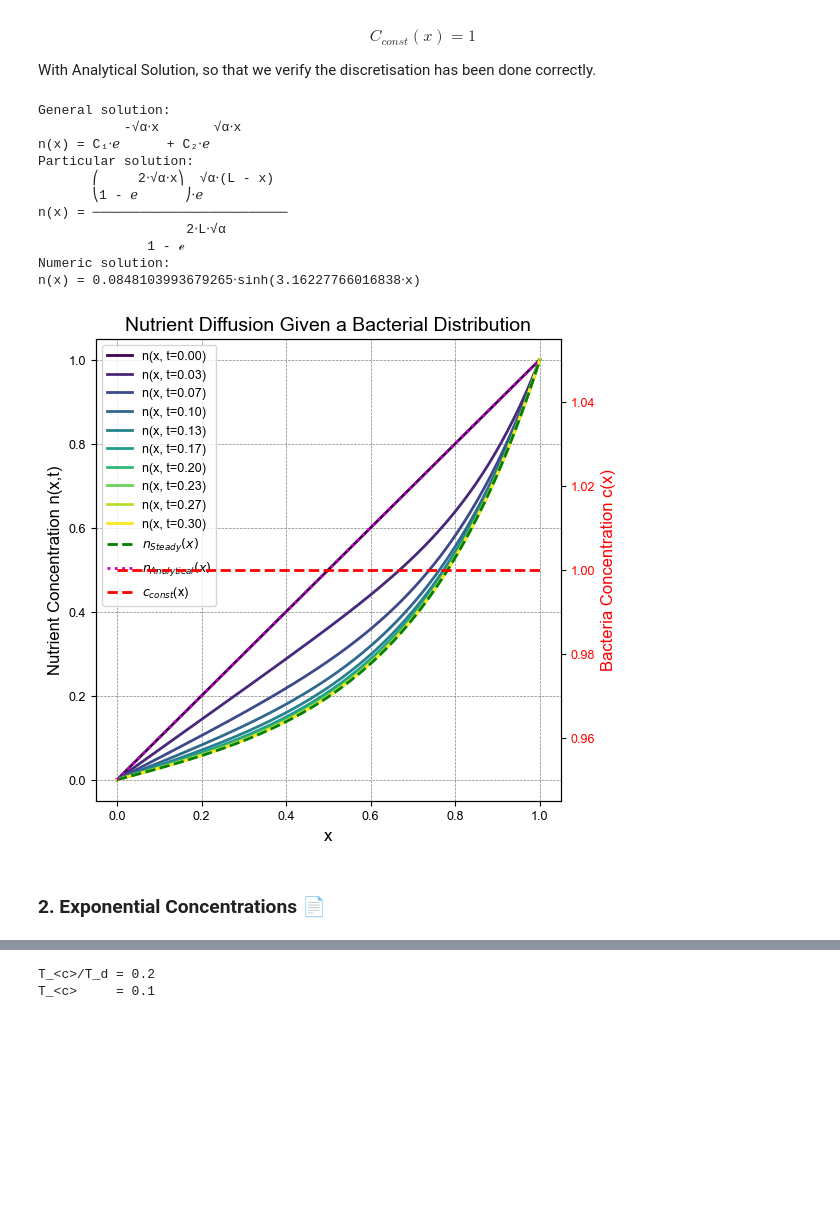
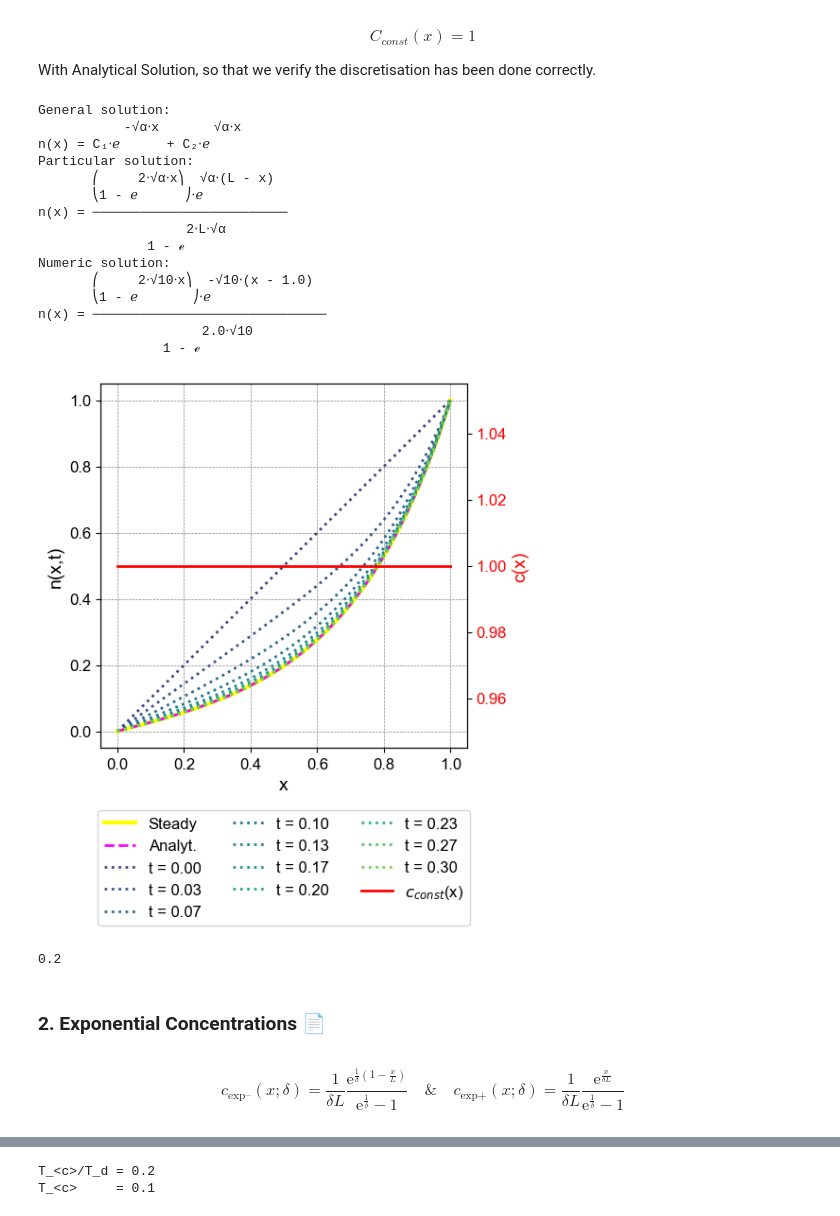
Before and after one commit to GeorchPz/bacterial_chemotaxis_effect_on_chemoattractor_cell, a Jupyter notebook: 1D-2_Bacterial_profiles.ipynb, the cells around one changed output, grey strips where cells are left out. Cells and saved outputs as stored; diff of their text form; code cells hidden in the pictures; blank space fills up the shorter version.

Commit message:
Improved figures for better readability, implementation of flux_map saving

```diff
--- a/1D-2_Bacterial_profiles.ipynb
+++ b/1D-2_Bacterial_profiles.ipynb
@@ -28,31 +28,49 @@ With Analytical Solution, so that we verify the discretisation has been done cor
 # %%
 # Nutrient eater concentration function
 def c_const(x):
     return np.ones_like(x)
 
 # Create an instance of the class and solve the PDE
 S1D_Unif = Solver1D_UniformBacterium(syst_params, n0_linear)
 
 S1D_Unif.pde.solve(); S1D_Unif.ode.solve(); S1D_Unif.ode.analyt.solve()
 S1D_Unif.ode.analyt.print_solutions()
 
-S1D_Unif.plot.concentrations()
+S1D_Unif.plot.concentrations(legend_loc='outside')
 S1D_Unif.plot.save(figures_path, "c_const(x)_Analyt")
 # %% [output]
 General solution:
            -√α⋅x       √α⋅x
 n(x) = C₁⋅ℯ      + C₂⋅ℯ
 Particular solution:
        ⎛     2⋅√α⋅x⎞  √α⋅(L - x)
        ⎝1 - ℯ      ⎠⋅ℯ
 n(x) = ─────────────────────────
                    2⋅L⋅√α
               1 - ℯ
 Numeric solution:
-n(x) = 0.0848103993679265⋅sinh(3.16227766016838⋅x)
+       ⎛     2⋅√10⋅x⎞  -√10⋅(x - 1.0)
+       ⎝1 - ℯ       ⎠⋅ℯ
+n(x) = ──────────────────────────────
+                     2.0⋅√10
+                1 - ℯ
-[figure, old version]
+[figure, new version]
+# %%
+S1D_Unif.T_ratio
+# %% [output]
+0.2
 # %% [markdown]
 ### 2. Exponential Concentrations 📄
+# %% [markdown]
+$$
+c_{\text{exp--}}(x; \delta) =
+    \frac{1}{\delta L}
+    \frac{\mathrm{e}^{\frac{1}{\delta}(1-\frac{x}{L})}}{\mathrm{e}^{\frac{1}{\delta}} -1}
+\quad \text{\&} \quad
+c_{\text{exp+}}(x; \delta) =
+    \frac{1}{\delta L}
+    \frac{\mathrm{e}^{\frac{x}{\delta L}}}{\mathrm{e}^{\frac{1}{\delta}} - 1}
+$$
 # %%
 # Nutrient eater concentration function
 def c_exp_decr(x):
```
Also changed, not shown: parts of 10 cells of this notebook, 19 other files.
